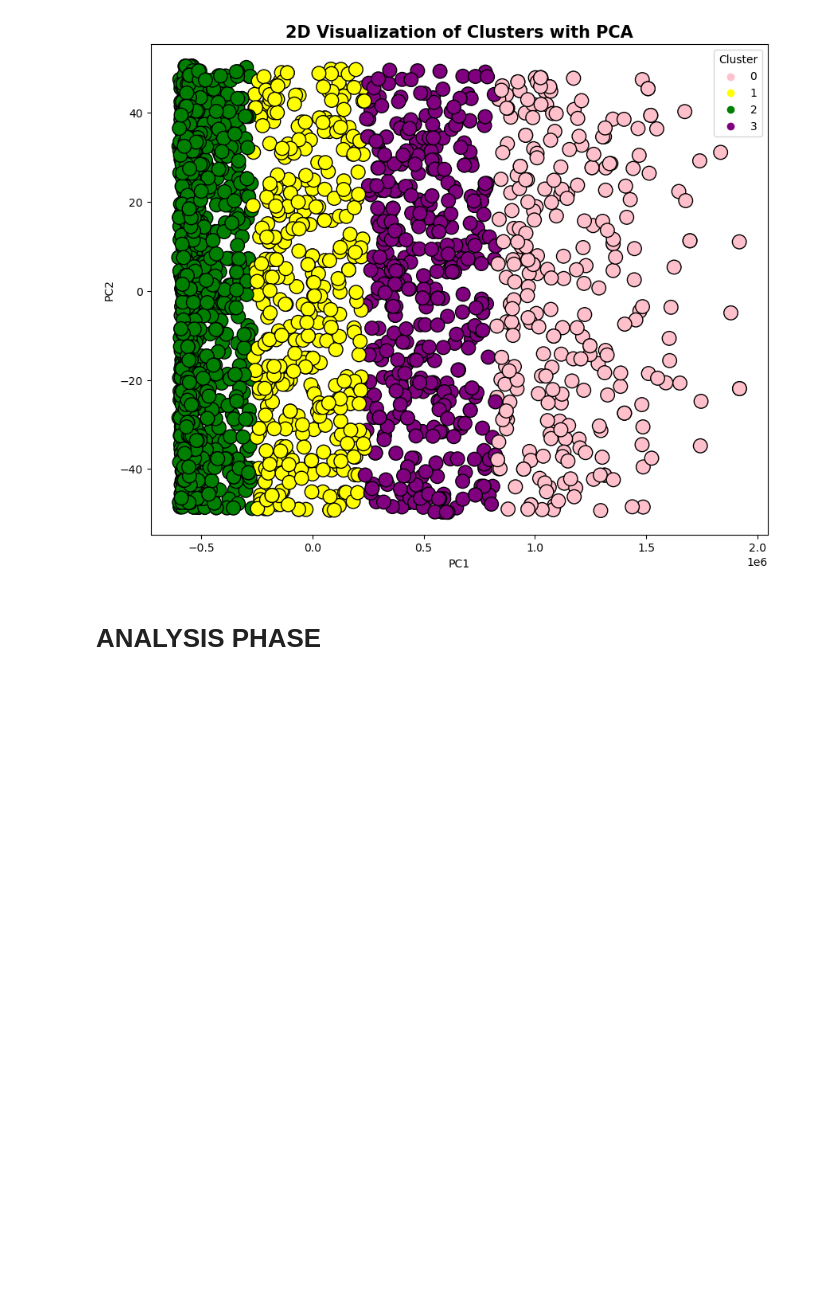
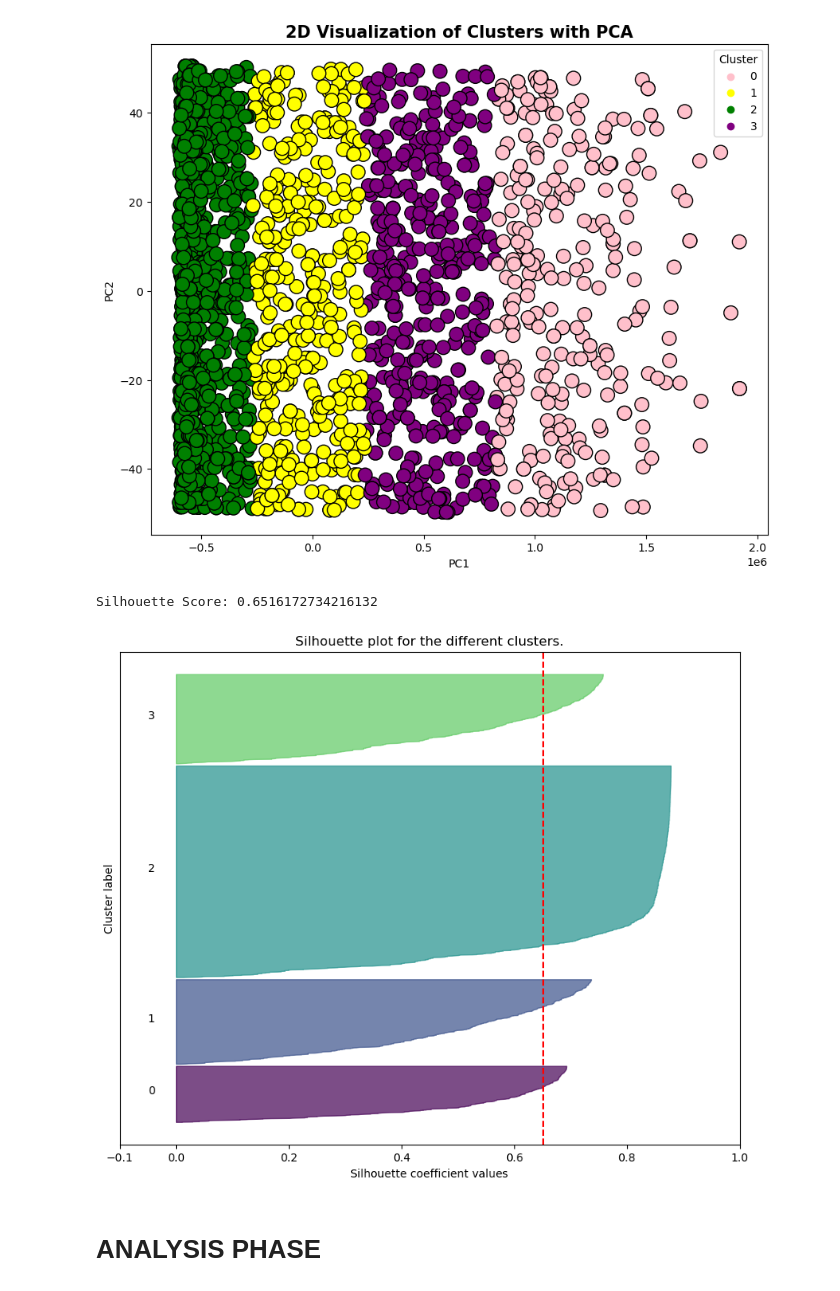
Before and after one commit to vb-maria/jap-marketing-campaign-ml, a Jupyter notebook: 3_4_modeling and analysis.ipynb, the cells around one changed output. Saved outputs shown, nothing was run; the diff lists cells and outputs as text; code cells hidden in the pictures; blank space fills up the shorter version.

```diff
--- a/3_4_modeling and analysis.ipynb
+++ b/3_4_modeling and analysis.ipynb
@@ -107,6 +112,57 @@ plt.show()
 
 [2240 rows x 3 columns]
 [figure]
+# %%
+from sklearn.metrics import silhouette_score
+from sklearn.metrics import silhouette_samples
+import numpy as np
+
+# Calculate silhouette score
+silhouette_avg = silhouette_score(features_pca, clusters)
+
+print(f'Silhouette Score: {silhouette_avg}')
+
+
+# Calculate individual silhouette scores for each sample
+sample_silhouette_values = silhouette_samples(features_pca, clusters)
+
+# Visualize silhouette scores
+fig, ax = plt.subplots(figsize=(10, 8))
+
+y_lower = 10
+for i in range(optimal_clusters):
+    # Aggregate silhouette scores for samples in cluster i
+    ith_cluster_silhouette_values = sample_silhouette_values[clusters == i]
+    ith_cluster_silhouette_values.sort()
+
+    size_cluster_i = ith_cluster_silhouette_values.shape[0]
+    y_upper = y_lower + size_cluster_i
+
+    color = plt.cm.viridis(float(i) / optimal_clusters)
+    ax.fill_betweenx(np.arange(y_lower, y_upper),
+                      0, ith_cluster_silhouette_values,
+                      facecolor=color, edgecolor=color, alpha=0.7)
+
+    # Label the silhouette plots with their cluster numbers at the middle
+    ax.text(-0.05, y_lower + 0.5 * size_cluster_i, str(i))
+
+    # Compute the new y_lower for the next plot
+    y_lower = y_upper + 10  # 10 for the 0 samples
+
+ax.set_title("Silhouette plot for the different clusters.")
+ax.set_xlabel("Silhouette coefficient values")
+ax.set_ylabel("Cluster label")
+
+# The vertical line for average silhouette score of all the values
+ax.axvline(x=silhouette_avg, color="red", linestyle="--")
+
+ax.set_yticks([])  # Clear the yaxis labels / ticks
+ax.set_xticks([-0.1, 0, 0.2, 0.4, 0.6, 0.8, 1])
+
+plt.show()
+# %% [output]
+Silhouette Score: 0.6516172734216132
+[figure, added]
 # %% [markdown]
 # ANALYSIS PHASE
 # %%
```
Also changed, not shown: parts of 12 cells of this notebook.
